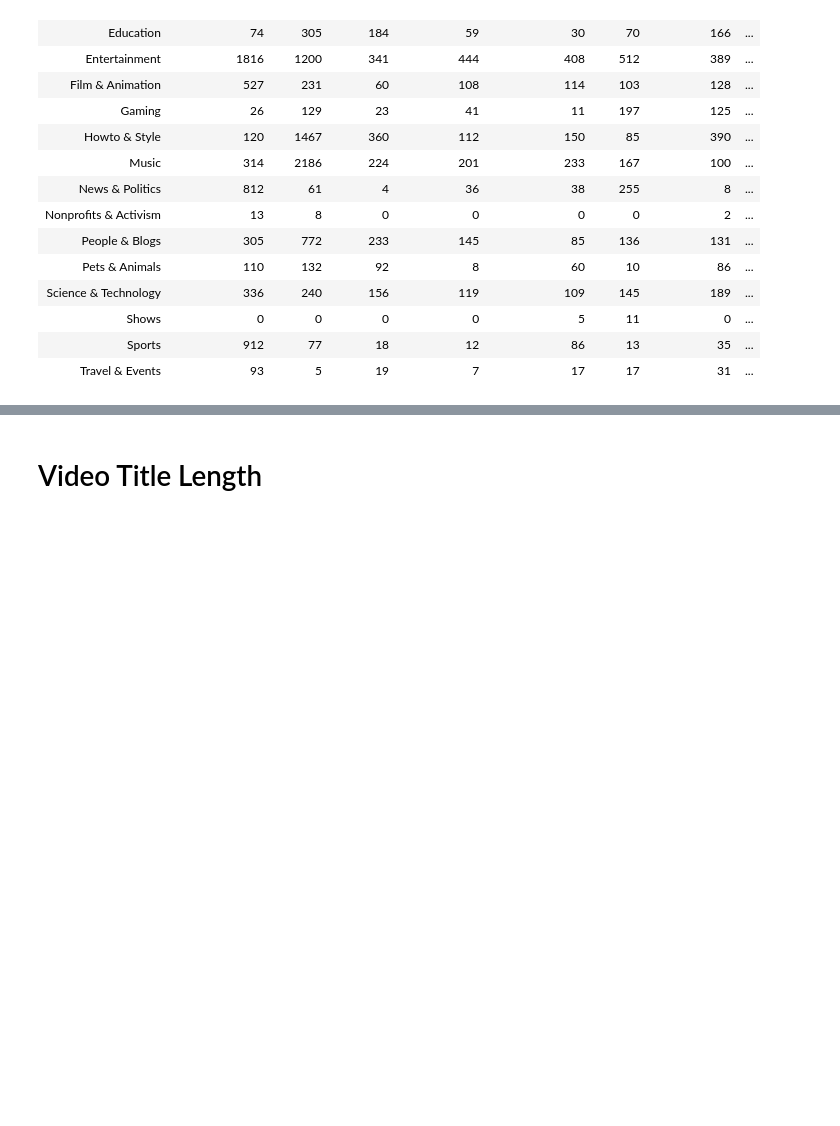
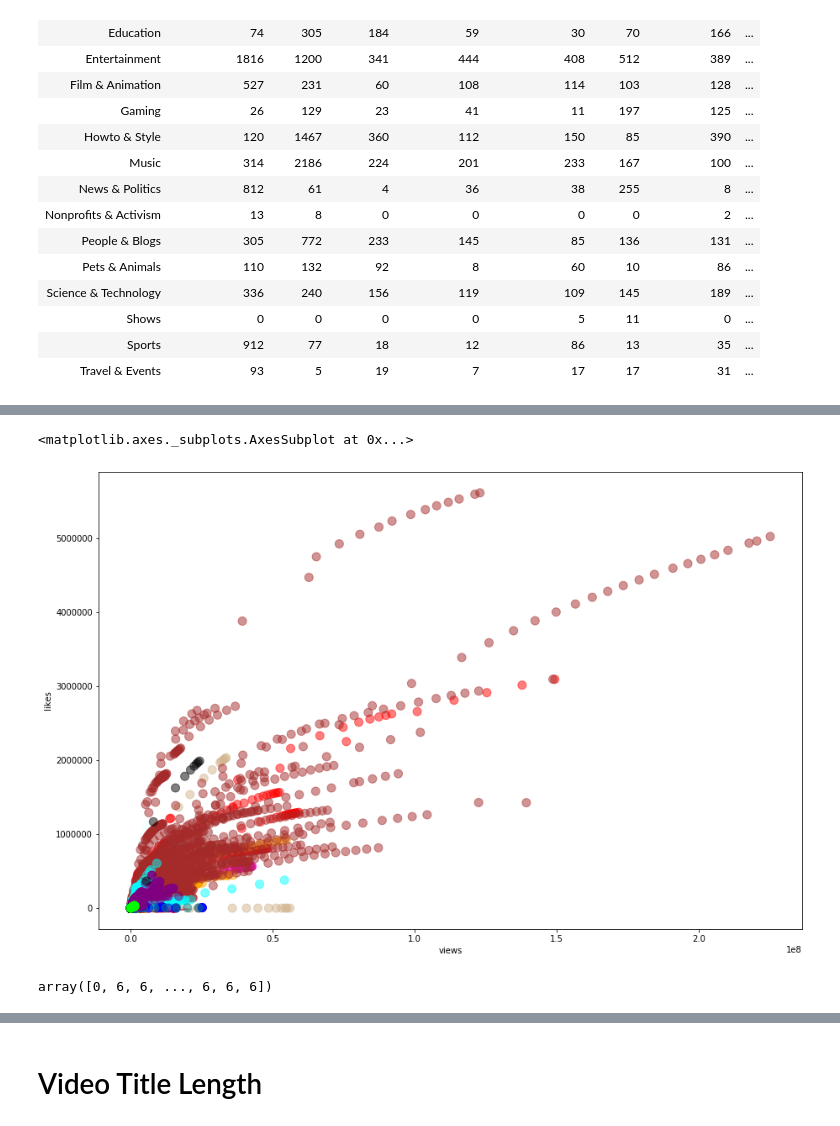
Before and after one commit to srivasis/MA384, a Jupyter notebook: Category as a Predictive attribute.ipynb, the cells around one changed output, grey strips where cells are left out. Saved outputs shown, nothing was run; the diff lists cells and outputs as text; code cells hidden in the pictures; blank space fills up the shorter version.

```diff
--- a/Category as a Predictive attribute.ipynb
+++ b/Category as a Predictive attribute.ipynb
@@ -255,0 +304,17 @@ ConfMat
+# %%
+# scatter plot of actual categories
+usData['category'] = usData['category'].astype('category')
+df['categories'] = color[usData.category.cat.codes.values]
+usData.plot.scatter(x='views',y='likes',c=df.categories, s=100,alpha=0.5,figsize=(15,10))
+# %% [output]
+<matplotlib.axes._subplots.AxesSubplot at 0x...>
+[figure, added]
+# %%
+#standardize the attributes for a k-means plot
+attributes=(attributes-attributes.mean())/attributes.std()
+km = KMeans(n_clusters=16,n_init=300)
+km.fit(attributes)
+lables = km.predict(attributes)
+lables
+# %% [output]
+array([0, 6, 6, ..., 6, 6, 6])
```
Also changed, not shown: parts of 16 cells of this notebook, 5 other files.
